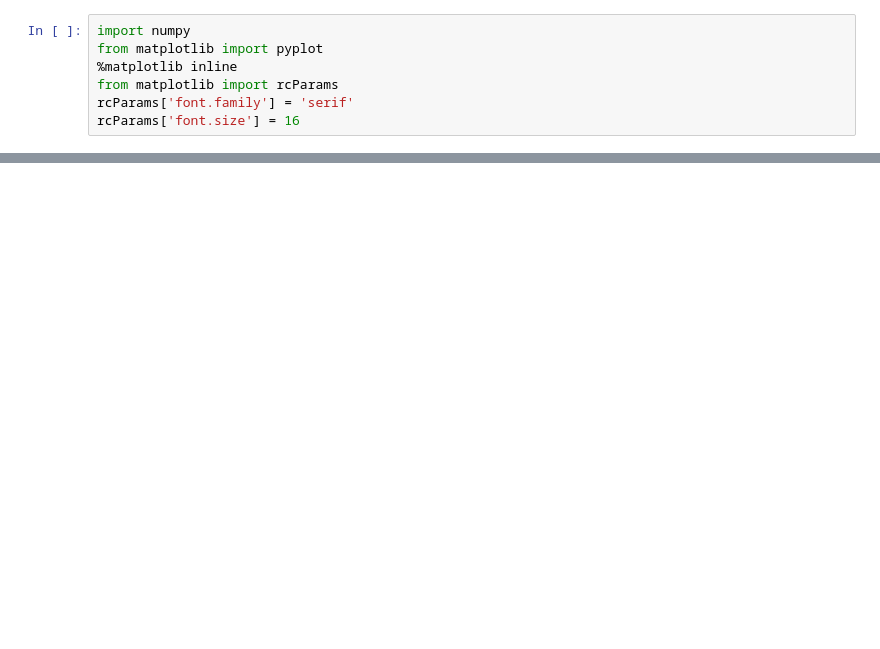
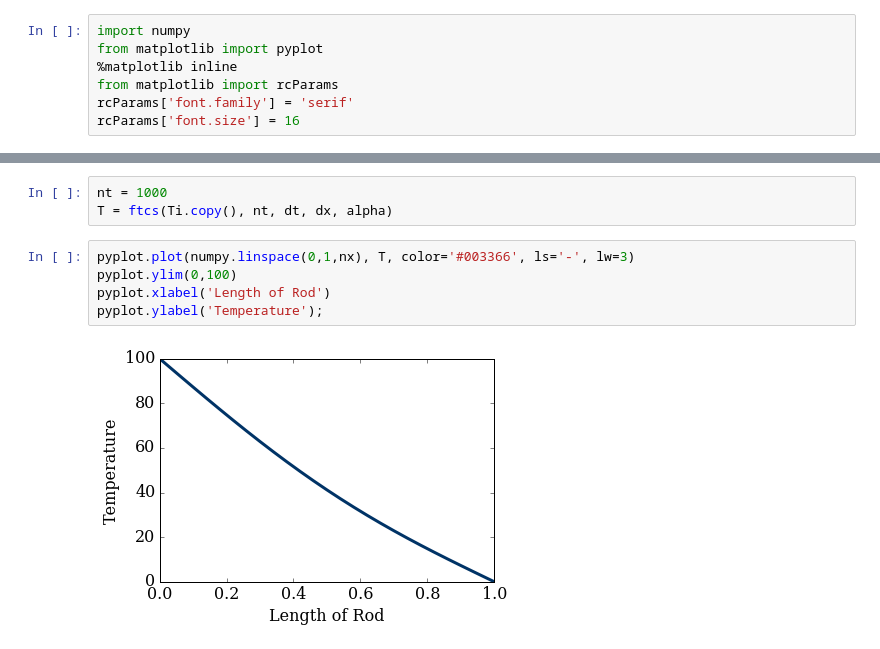
Before and after one commit to james901004/6286, a Jupyter notebook: Module_4-1.ipynb, the cells around one changed output, grey strips where cells are left out. Drawn from its saved outputs; the diff is of its cells as text; blank space fills up the shorter version.

```diff
--- a/Module_4-1.ipynb
+++ b/Module_4-1.ipynb
@@ -37,0 +38,10 @@ gray (string) must be in range 0-1
+# %%
+nt = 1000
+T = ftcs(Ti.copy(), nt, dt, dx, alpha)
+# %%
+pyplot.plot(numpy.linspace(0,1,nx), T, color='#003366', ls='-', lw=3)
+pyplot.ylim(0,100)
+pyplot.xlabel('Length of Rod')
+pyplot.ylabel('Temperature');
+# %% [output]
+[figure, added]
```
Also changed, not shown: parts of 7 cells of this notebook, 2 other files.
